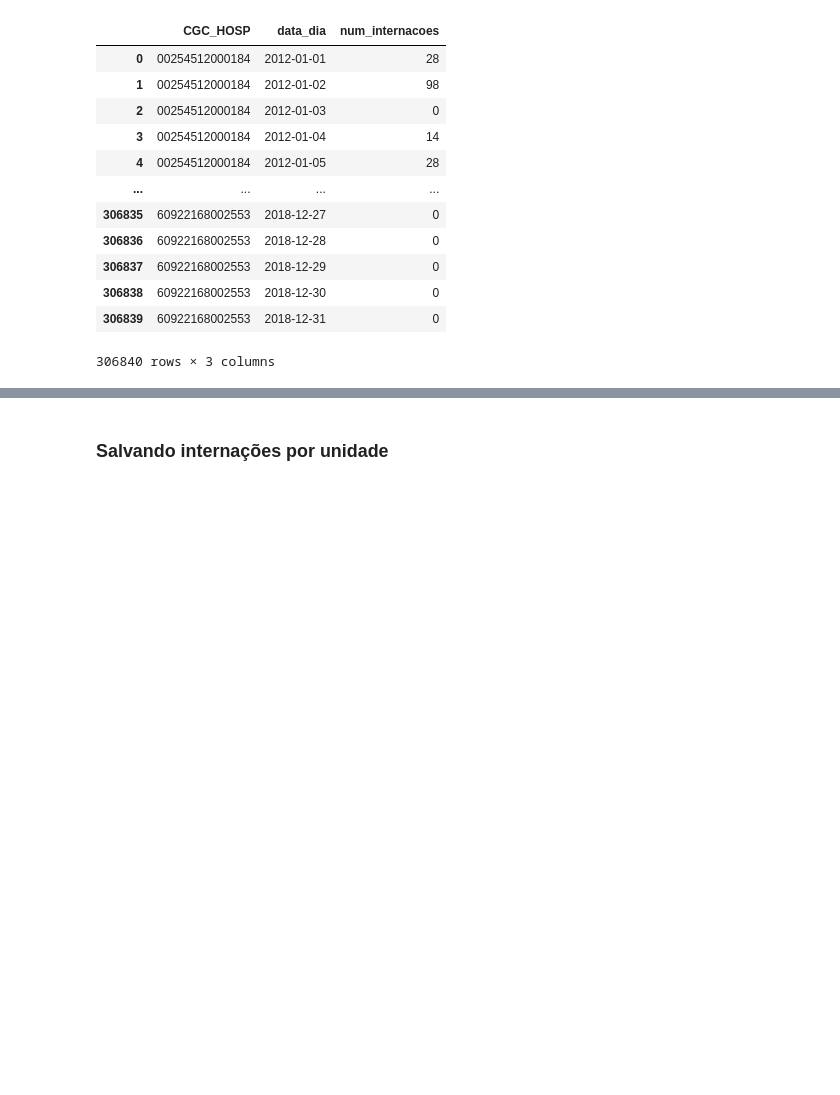
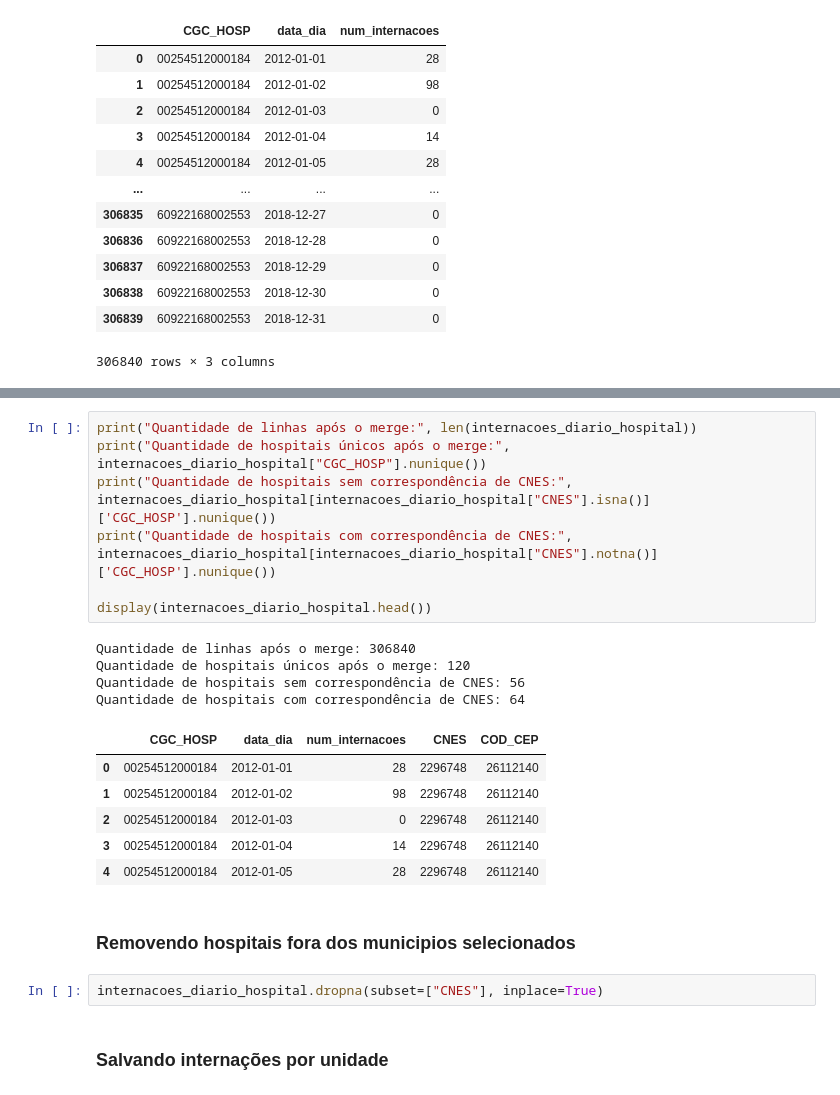
Before and after one commit to AILAB-CEFET-RJ/qualiar, a Jupyter notebook: Code/2 - TreatRawData/DataSus/treat_raw_hospitalizations.ipynb, the cells around one changed output, grey strips where cells are left out. Saved outputs shown, nothing was run; the diff lists cells and outputs as text; blank space fills up the shorter version.

Commit message:
Mudando lugar de merge hospitais com CNES

```diff
--- a/Code/2 - TreatRawData/DataSus/treat_raw_hospitalizations.ipynb
+++ b/Code/2 - TreatRawData/DataSus/treat_raw_hospitalizations.ipynb
@@ -433,3 +529,25 @@ display(internacoes_diario_hospital)
+# %%
+print("Quantidade de linhas após o merge:", len(internacoes_diario_hospital))
+print("Quantidade de hospitais únicos após o merge:", internacoes_diario_hospital["CGC_HOSP"].nunique())
+print("Quantidade de hospitais sem correspondência de CNES:", internacoes_diario_hospital[internacoes_diario_hospital["CNES"].isna()]['CGC_HOSP'].nunique())
+print("Quantidade de hospitais com correspondência de CNES:", internacoes_diario_hospital[internacoes_diario_hospital["CNES"].notna()]['CGC_HOSP'].nunique())
+
+display(internacoes_diario_hospital.head())
+# %% [output]
+Quantidade de linhas após o merge: 306840
+Quantidade de hospitais únicos após o merge: 120
+Quantidade de hospitais sem correspondência de CNES: 56
+Quantidade de hospitais com correspondência de CNES: 64
+|  | CGC_HOSP | data_dia | num_internacoes | CNES | COD_CEP |
+| 0 | 00254512000184 | 2012-01-01 | 28 | 2296748 | 26112140 |
+| 1 | 00254512000184 | 2012-01-02 | 98 | 2296748 | 26112140 |
+| 2 | 00254512000184 | 2012-01-03 | 0 | 2296748 | 26112140 |
+| 3 | 00254512000184 | 2012-01-04 | 14 | 2296748 | 26112140 |
+| 4 | 00254512000184 | 2012-01-05 | 28 | 2296748 | 26112140 |
+# %% [markdown]
+### Removendo hospitais fora dos municipios selecionados
+# %%
+internacoes_diario_hospital.dropna(subset=["CNES"], inplace=True)
 # %% [markdown]
 ### Salvando internações por unidade
 # %%
```
Also changed, not shown: parts of 16 cells of this notebook, 2 other files.
